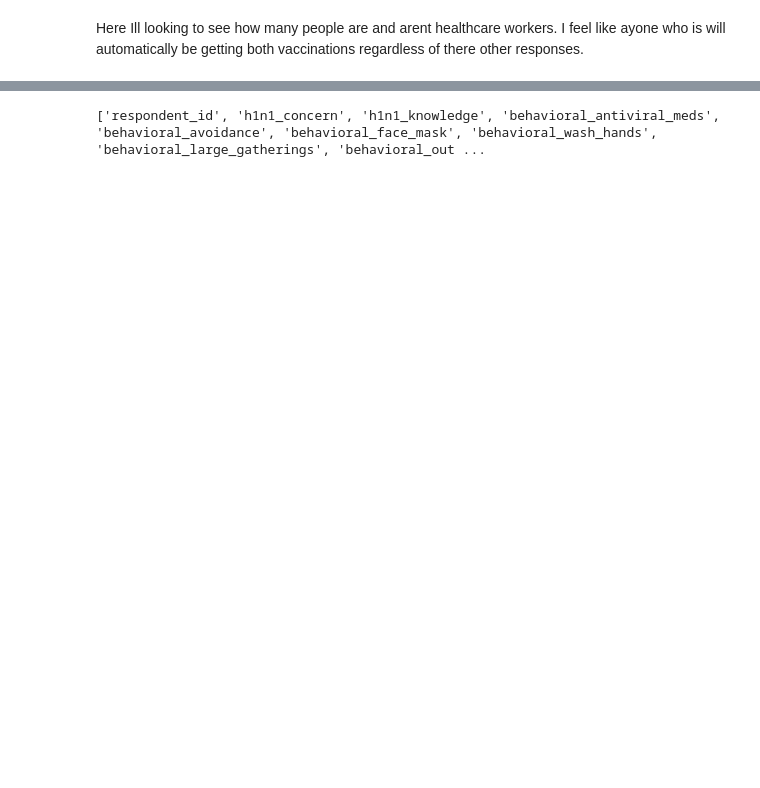
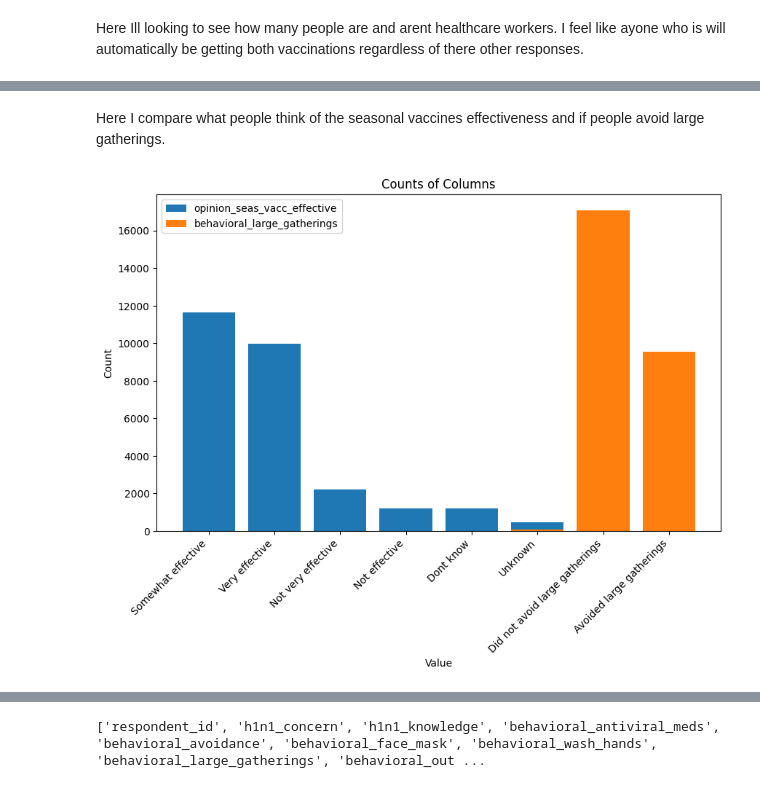
Before and after one commit to nudaee/DataScienceGuidedCapstone, a Jupyter notebook: Notebooks/Eda Cap2_01.ipynb, the cells around one changed output, grey strips where cells are left out. Saved outputs shown, nothing was run; the diff lists cells and outputs as text; code cells hidden in the pictures; blank space fills up the shorter version.

```diff
--- a/Notebooks/Eda Cap2_01.ipynb
+++ b/Notebooks/Eda Cap2_01.ipynb
@@ -173,0 +466,25 @@ sns.pairplot(joined_data, vars=['seasonal_vaccine', 'h1n1_vaccine'], hue='health
+# %% [markdown]
+Here I compare what people think of the seasonal vaccines effectiveness and if people avoid large gatherings.
+# %%
+'''sns.pairplot(joined_data, vars=['opinion_seas_vacc_effective', 'behavioral_large_gatherings'], hue='seasonal_vaccine', plot_kws={'s': 10, 'alpha': 0.5})
+plt.show()'''
+# Calculate the counts of each unique value in the columns
+opinion_seas_vacc_effective_counts = joined_data['opinion_seas_vacc_effective'].value_counts()
+behavioral_large_gatherings_counts = joined_data['behavioral_large_gatherings'].value_counts()
+
+# Plot the counts using a bar chart
+plt.figure(figsize=(10, 6))
+plt.bar(opinion_seas_vacc_effective_counts.index, opinion_seas_vacc_effective_counts.values, label='opinion_seas_vacc_effective')
+plt.bar(behavioral_large_gatherings_counts.index, behavioral_large_gatherings_counts.values, label='behavioral_large_gatherings')
+
+plt.xlabel('Value')
+plt.ylabel('Count')
+plt.title('Counts of Columns')
+plt.legend()
+
+# Modify x-axis labels
+plt.xticks(rotation=45, ha='right')
+
+plt.show()
+# %% [output]
+[figure, added]
```
Also changed, not shown: parts of 85 cells of this notebook.
